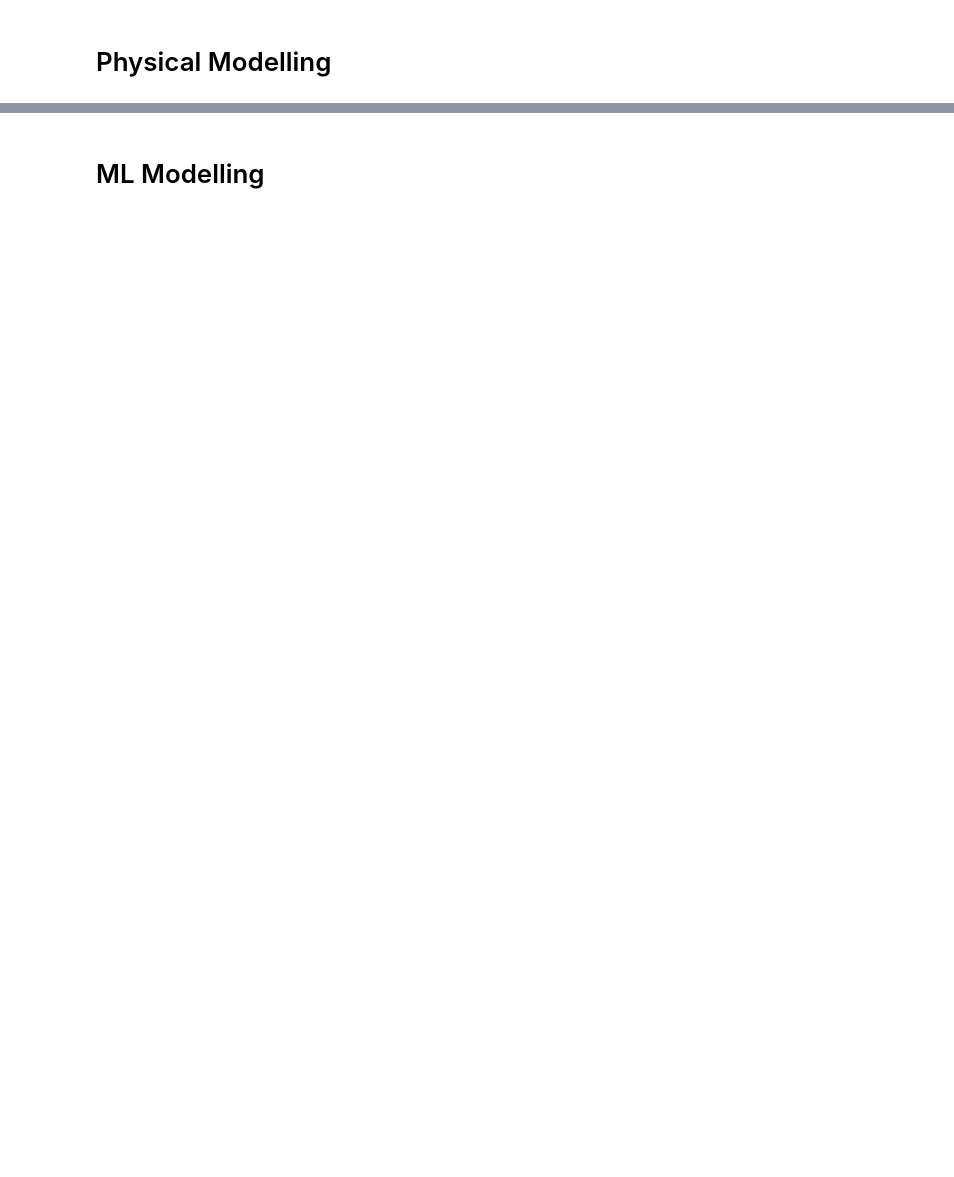
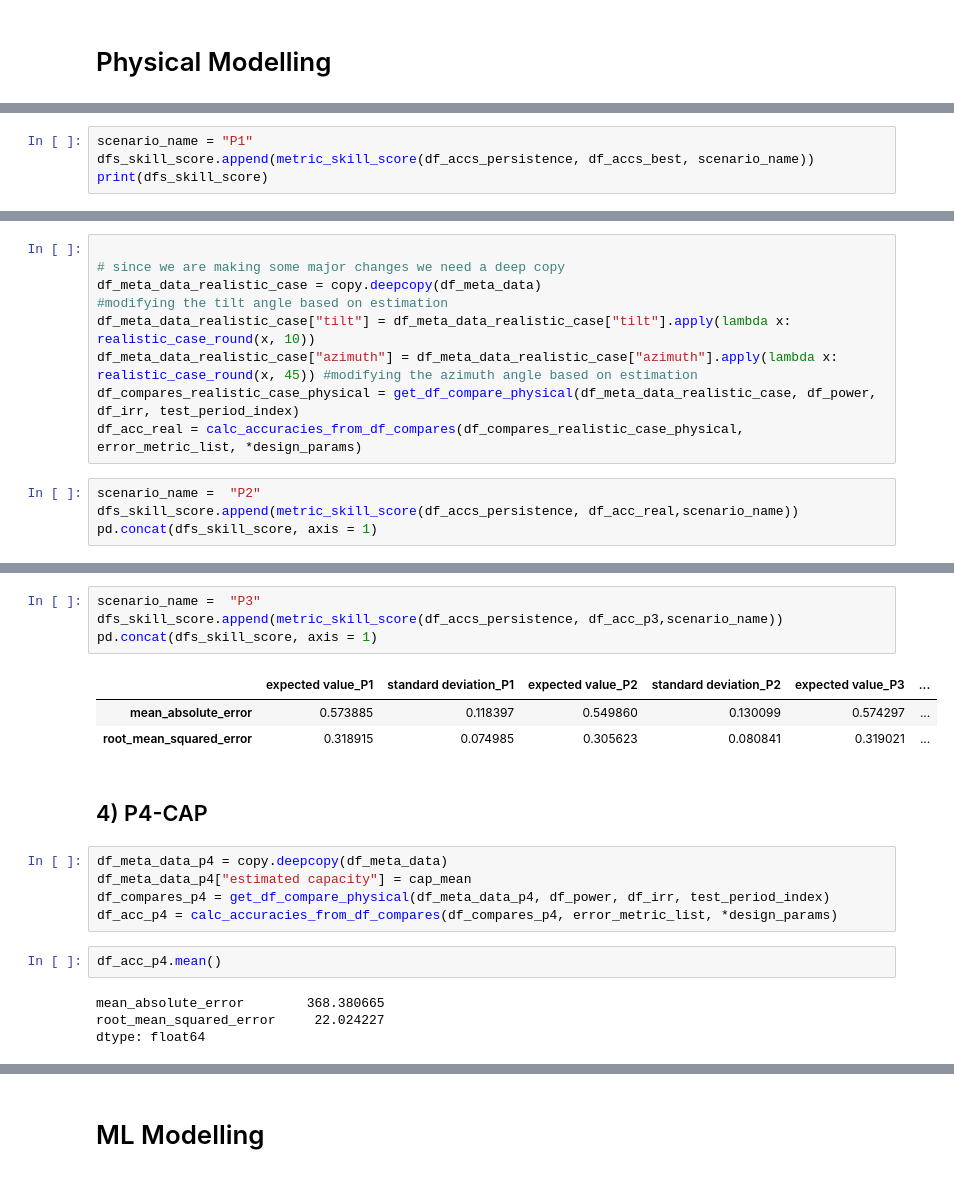
Before and after one commit to nikohou/pv-data-utility-suite, a Jupyter notebook: notebooks/generalizer.ipynb, the cells around one changed output, grey strips where cells are left out. Cells and saved outputs as stored; diff of their text form; blank space fills up the shorter version.

```diff
--- a/notebooks/generalizer.ipynb
+++ b/notebooks/generalizer.ipynb
@@ -333,0 +420,4 @@ acc_bar_plot(df_plot_rmse, "RMSE")
+# %%
+scenario_name = "P1"
+dfs_skill_score.append(metric_skill_score(df_accs_persistence, df_accs_best, scenario_name))
+print(dfs_skill_score)
@@ -333,0 +430,13 @@ acc_bar_plot(df_plot_rmse, "RMSE")
+# %%
+
+# since we are making some major changes we need a deep copy
+df_meta_data_realistic_case = copy.deepcopy(df_meta_data)
+#modifying the tilt angle based on estimation
+df_meta_data_realistic_case["tilt"] = df_meta_data_realistic_case["tilt"].apply(lambda x: realistic_case_round(x, 10))
+df_meta_data_realistic_case["azimuth"] = df_meta_data_realistic_case["azimuth"].apply(lambda x: realistic_case_round(x, 45)) #modifying the azimuth angle based on estimation
+df_compares_realistic_case_physical = get_df_compare_physical(df_meta_data_realistic_case, df_power, df_irr, test_period_index)
+df_acc_real = calc_accuracies_from_df_compares(df_compares_realistic_case_physical, error_metric_list, *design_params)
+# %%
+scenario_name =  "P2"
+dfs_skill_score.append(metric_skill_score(df_accs_persistence, df_acc_real,scenario_name))
+pd.concat(dfs_skill_score, axis = 1)
@@ -333,0 +480,21 @@ acc_bar_plot(df_plot_rmse, "RMSE")
+# %%
+scenario_name =  "P3"
+dfs_skill_score.append(metric_skill_score(df_accs_persistence, df_acc_p3,scenario_name))
+pd.concat(dfs_skill_score, axis = 1)
+# %% [output]
+|  | expected value_P1 | standard deviation_P1 | expected value_P2 | standard deviation_P2 | expected value_P3 | ... |
+| mean_absolute_error | 0.573885 | 0.118397 | 0.549860 | 0.130099 | 0.574297 | ... |
+| root_mean_squared_error | 0.318915 | 0.074985 | 0.305623 | 0.080841 | 0.319021 | ... |
+# %% [markdown]
+## 4) P4-CAP
+# %%
+df_meta_data_p4 = copy.deepcopy(df_meta_data)
+df_meta_data_p4["estimated capacity"] = cap_mean
+df_compares_p4 = get_df_compare_physical(df_meta_data_p4, df_power, df_irr, test_period_index)
+df_acc_p4 = calc_accuracies_from_df_compares(df_compares_p4, error_metric_list, *design_params)
+# %%
+df_acc_p4.mean()
+# %% [output]
+mean_absolute_error        368.380665
+root_mean_squared_error     22.024227
+dtype: float64
```
Also changed, not shown: parts of 57 cells of this notebook, 5 other files.
